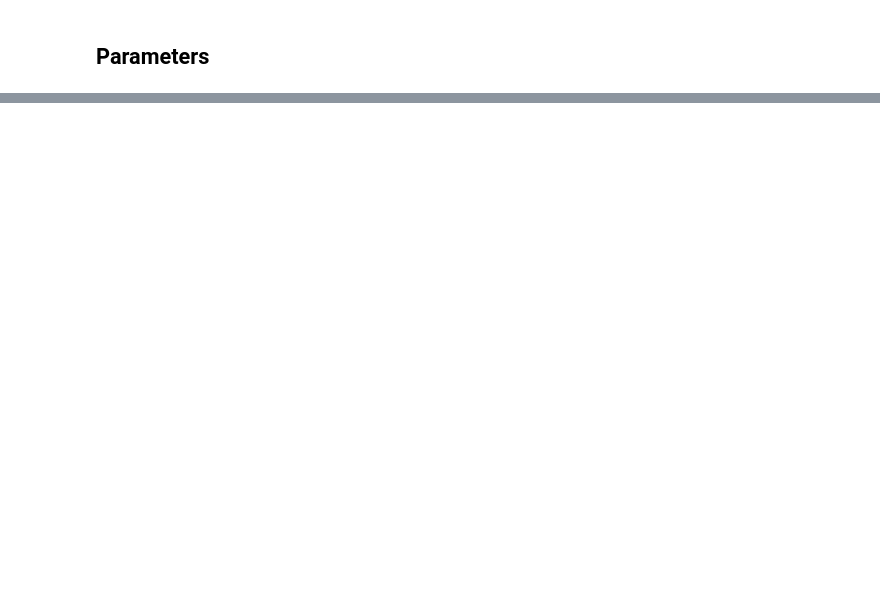
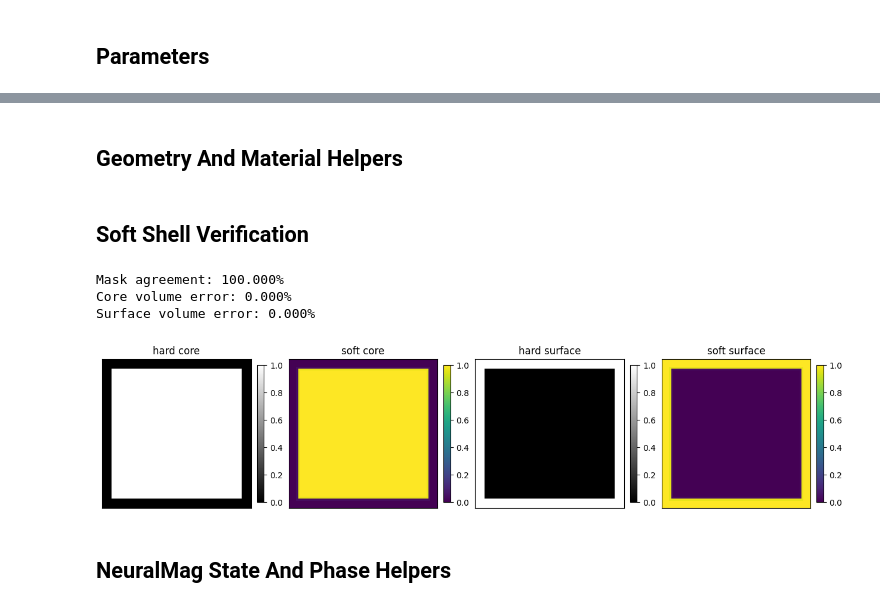
Before and after one commit to LiberTEM/LiberTEM-holo, a Jupyter notebook: notebooks/MBIR/neuralmag_cube_surface_fit.ipynb, the cells around one changed output, grey strips where cells are left out. Saved outputs shown, nothing was run; the diff lists cells and outputs as text; code cells hidden in the pictures; blank space fills up the shorter version.

```diff
--- a/notebooks/MBIR/neuralmag_cube_surface_fit.ipynb
+++ b/notebooks/MBIR/neuralmag_cube_surface_fit.ipynb
@@ -156,15 +57,0 @@ Mean initial m: [-0.00019  0.00084 -0.00109]
-# %%
-mid = n // 2
-fig, axs = plt.subplots(1, 3, figsize=(10.5, 3.2), constrained_layout=True)
-
-axs[0].imshow(surface[:, :, mid].T, cmap="gray")
-axs[0].set_title("surface mask")
-axs[1].imshow(m0_cell[:, :, mid, 2].T, cmap="RdBu_r", vmin=-1, vmax=1)
-axs[1].set_title("initial $m_z$")
-axs[2].imshow(ms_field[:, :, mid].T / 1e3, cmap="viridis")
-axs[2].set_title("$M_s$ (kA/m)")
-
-for ax in axs:
-    ax.set_xticks([])
-    ax.set_yticks([])
-plt.show()
@@ -174,0 +132,2 @@ plt.show()
+# %% [markdown]
+## Geometry And Material Helpers
@@ -175,3 +230,46 @@ plt.show()
+# %% [markdown]
+## Soft Shell Verification
+# %%
+hard_core, hard_surface = hard_shell_weights(truth_surface_width_nm)
+soft_core = np.asarray(jax.device_get(soft_shell_weights(truth_surface_width_nm)[0]))
+soft_core_binary = soft_core > 0.5
+hard_core_binary = hard_core > 0.5
+
+mask_agreement = float(np.mean(soft_core_binary == hard_core_binary))
+hard_core_volume = float(hard_core.sum())
+soft_core_volume = float(soft_core_binary.sum())
+core_volume_error = abs(soft_core_volume - hard_core_volume) / max(hard_core_volume, 1.0)
+hard_surface_volume = float(hard_surface.sum())
+soft_surface_volume = float((~soft_core_binary).sum())
+surface_volume_error = abs(soft_surface_volume - hard_surface_volume) / max(hard_surface_volume, 1.0)
+
+print(f"Mask agreement: {100.0 * mask_agreement:.3f}%")
+print(f"Core volume error: {100.0 * core_volume_error:.3f}%")
+print(f"Surface volume error: {100.0 * surface_volume_error:.3f}%")
+if mask_agreement < soft_shell_min_agreement or max(core_volume_error, surface_volume_error) > soft_shell_max_volume_error:
+    print("WARNING: soft shell does not match the hard shell closely enough; reduce shell_softness_nm before trusting the fit.")
+
+mid = n // 2
+fig, axs = plt.subplots(1, 4, figsize=(12.5, 3.0), constrained_layout=True)
+for ax, image, title, vmin, vmax, cmap in [
+    (axs[0], hard_core[:, :, mid].T, "hard core", 0, 1, "gray"),
+    (axs[1], soft_core[:, :, mid].T, "soft core", 0, 1, "viridis"),
+    (axs[2], hard_surface[:, :, mid].T, "hard surface", 0, 1, "gray"),
+    (axs[3], (1.0 - soft_core[:, :, mid]).T, "soft surface", 0, 1, "viridis"),
+]:
+    im = ax.imshow(image, vmin=vmin, vmax=vmax, cmap=cmap)
+    ax.set_title(title)
+    ax.set_xticks([])
+    ax.set_yticks([])
+    fig.colorbar(im, ax=ax, fraction=0.046, pad=0.04)
+plt.show()
+# %% [output]
+Mask agreement: 100.000%
+Core volume error: 0.000%
+Surface volume error: 0.000%
+[figure, added]
+# %% [markdown]
+## NeuralMag State And Phase Helpers
 # %%
 def constant_vector_cell_function(state, vector_xyz):
     values = np.broadcast_to(np.asarray(vector_xyz, dtype=np.float64), shape_xyz + (3,)).copy()
```
Also changed, not shown: parts of 29 cells of this notebook.
